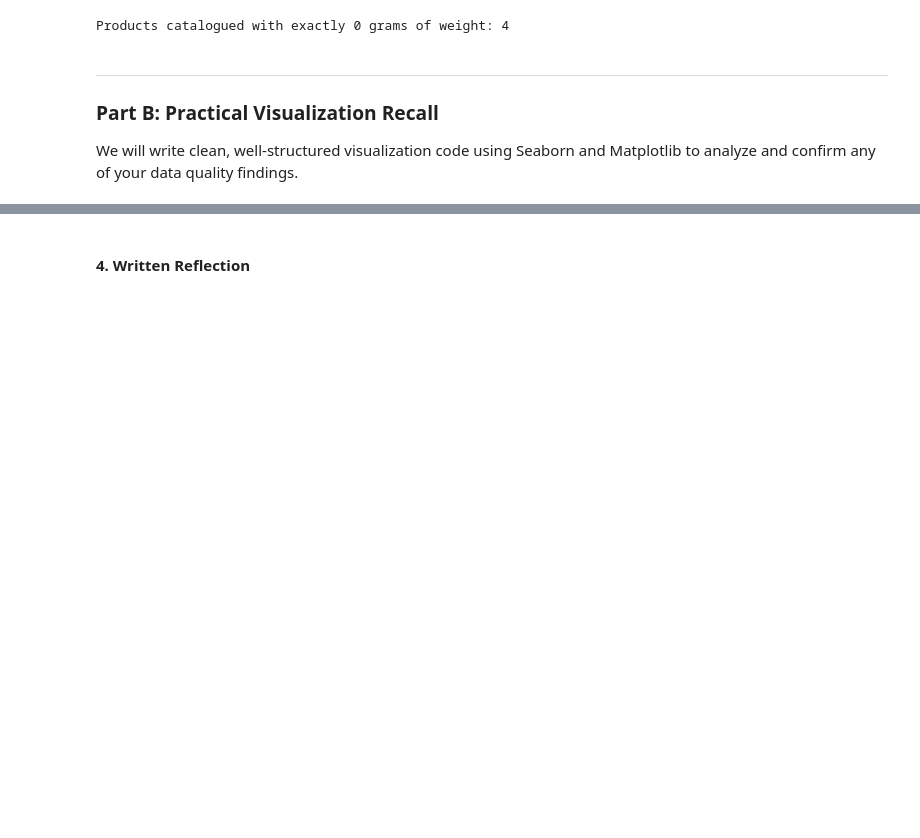
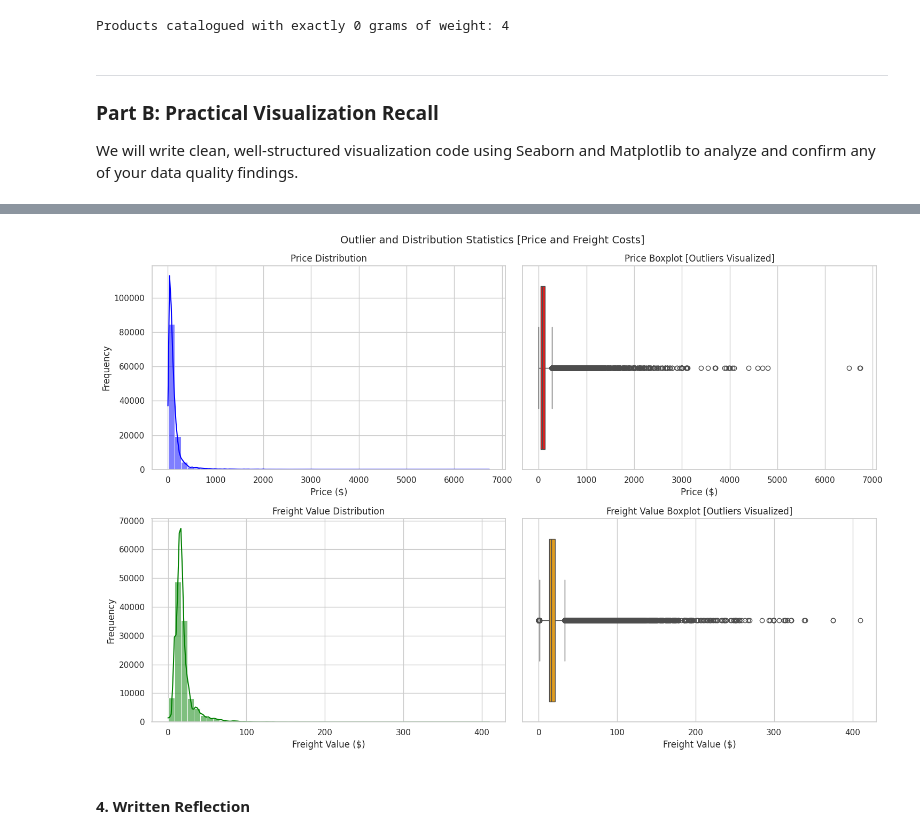
Before and after one commit to devdija/Newrepo, a Jupyter notebook: session-05/session_5.ipynb, the cells around one changed output, grey strips where cells are left out. Cells and saved outputs as stored; diff of their text form; code cells hidden in the pictures; blank space fills up the shorter version.

```diff
--- a/session-05/session_5.ipynb
+++ b/session-05/session_5.ipynb
@@ -516,2 +526,61 @@ We will write clean, well-structured visualization code using Seaborn and Matplo
+# %%
+# write code here
+# Plot price and freight distribution and outlier visuals
+
+fig, axes = plt.subplots(2, 2, figsize=(15, 10))
+
+# Price distribution
+sns.histplot(
+    x=order_items['price'],
+    kde=True,
+    ax=axes[0, 0],
+    color='blue',
+    bins=50
+)
+axes[0, 0].set_title('Price Distribution', fontsize=12)
+axes[0, 0].set_xlabel('Price ($)')
+axes[0, 0].set_ylabel('Frequency')
+
+
+# Price boxplot
+sns.boxplot(
+    x=order_items['price'],
+    ax=axes[0, 1],
+    color='red'
+)
+axes[0, 1].set_title('Price Boxplot [Outliers Visualized]', fontsize=12)
+axes[0, 1].set_xlabel('Price ($)')
+
+
+# Freight distribution
+sns.histplot(
+    x=order_items['freight_value'],
+    kde=True,
+    ax=axes[1, 0],
+    color='green',
+    bins=50
+)
+axes[1, 0].set_title('Freight Value Distribution', fontsize=12)
+axes[1, 0].set_xlabel('Freight Value ($)')
+axes[1, 0].set_ylabel('Frequency')
+
+
+# Freight boxplot
+sns.boxplot(
+    x=order_items['freight_value'],
+    ax=axes[1, 1],
+    color='orange'
+)
+axes[1, 1].set_title('Freight Value Boxplot [Outliers Visualized]', fontsize=12)
+axes[1, 1].set_xlabel('Freight Value ($)')
+
+
+# Overall title
+plt.suptitle('Outlier and Distribution Statistics [Price and Freight Costs]',fontsize=14)
+
+plt.tight_layout()
+plt.show()
+# %% [output]
+[figure, added]
 # %% [markdown]
 #### 4. Written Reflection
```
Also changed, not shown: parts of 4 cells of this notebook.
